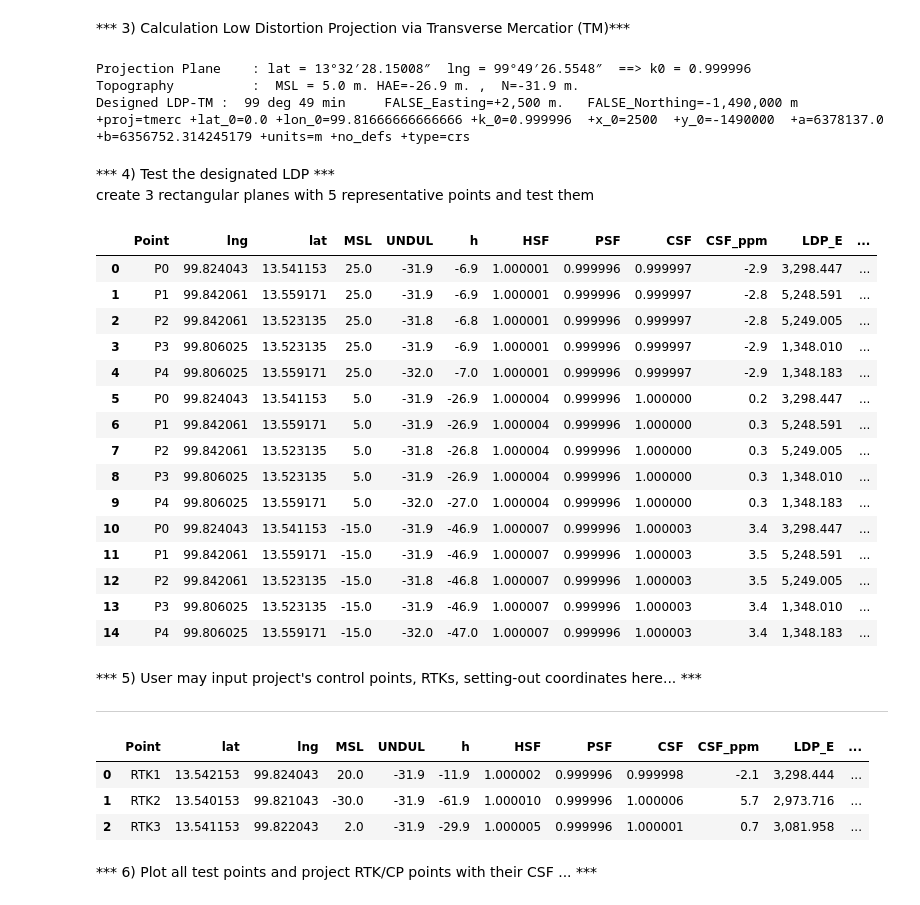
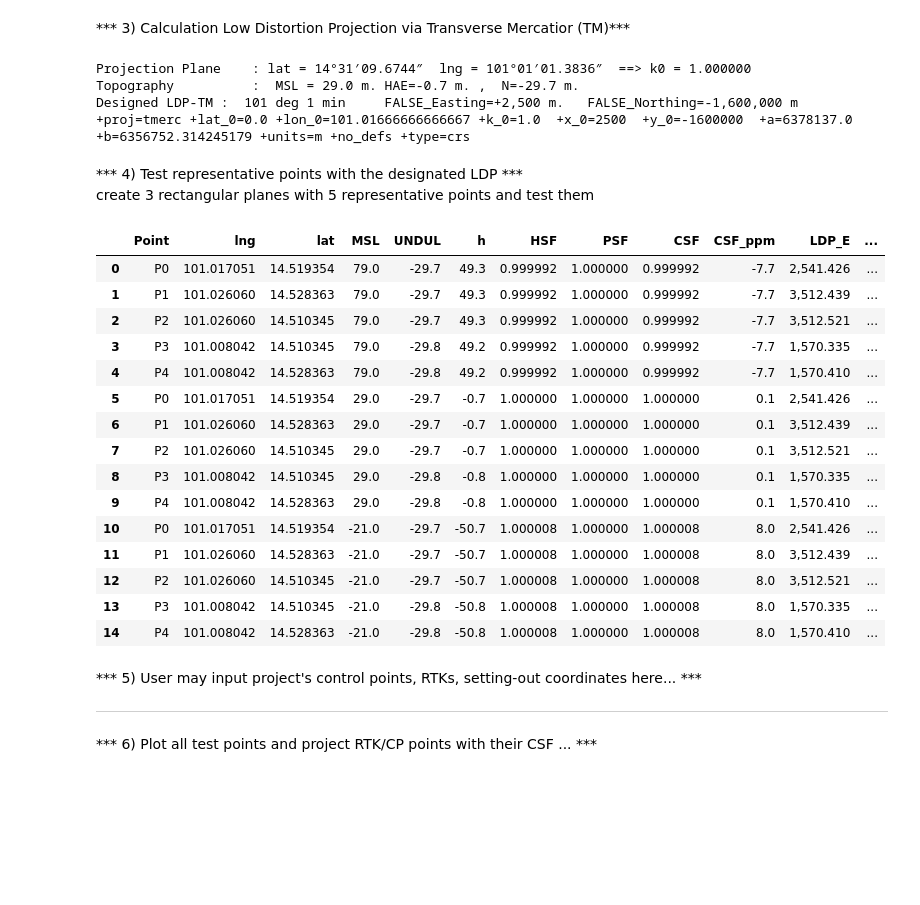
Before and after one commit to phisan-chula/2021-LDP_Design, a Jupyter notebook: LDP_Mini.ipynb, the cells around one changed output. Saved outputs shown, nothing was run; the diff lists cells and outputs as text; code cells hidden in the pictures; blank space fills up the shorter version.

```diff
--- a/LDP_Mini.ipynb
+++ b/LDP_Mini.ipynb
@@ -76,6 +54,28 @@ def CalcLDP( row ):
     TR = pyproj.Transformer.from_crs( 'epsg:4326', LDP )
     LDP_E,LDP_N = TR.transform( row.lat, row.lng )
     return [UNDUL, h, HSF, PSF, CSF, CSF_ppm, LDP_E, LDP_N]
+# %%
+import requests
+import pygeodesy as pgd
+import numpy as np
+from shapely.geometry import Point
+import pandas as pd
+import pyproj
+###########################################
+#POS, HOR_BUF,  VER_BUF =[13.5411528, 99.8240430], 2_000, 20.0 # Rachburi,
+#CM_DEG, CM_MIN, FALSE_E, FALSE_N = 99, 49, +2_500, -1_490_000
+POS, HOR_BUF,  VER_BUF =[14.519354, 101.017051], 1_000, 50  # CU-SBR
+CM_DEG, CM_MIN, FALSE_E, FALSE_N = 101, 1, +2_500, -1_600_000
+###########################################################
+COL_LDP = ['UNDUL', 'h','HSF','PSF','CSF', 'CSF_ppm', 'LDP_E', 'LDP_N']
+FLT_MAP =  { 'MSL': '{0:.1f}', 'UNDUL': '{0:.1f}', 'h': '{0:.1f}', 'CSF_ppm': '{0:.1f}',
+                     'LDP_E': '{0:,.3f}',  'LDP_N': '{0:,.3f}' }
+TM = r'+proj=tmerc +lat_0=0.0 +lon_0={} +k_0={}  +x_0={}  +y_0={}  +a={} +b={} +units=m +no_defs'
+###########################################################
+res = requests.get( r'https://api.opentopodata.org/v1/srtm30m?locations={},{}'.format( *POS ) )
+MSL = res.json()['results'][0]['elevation']
+ELLPS  = pgd.datums.Ellipsoids.WGS84
+GEOID = pgd.geoids.GeoidKarney( TGM17 )
 # %% [markdown]
 *** 3) Calculation Low Distortion Projection via Transverse Mercatior (TM)***<br>
 # %%
@@ -93,38 +93,39 @@ print( f'''Designed LDP-TM :  {CM_DEG:.0f} deg {CM_MIN:.0f} min '''\
 LDP = pyproj.CRS( TM.format( CM_DEG+CM_MIN/60., k0, FALSE_E, FALSE_N, ELLPS.a, ELLPS.b ) )
 print(  f'{LDP}' )
 # %% [output]
-Projection Plane    : lat = 13°32′28.15008″  lng = 99°49′26.5548″  ==> k0 = 0.999996
-Topography          :  MSL = 5.0 m. HAE=-26.9 m. ,  N=-31.9 m.
-Designed LDP-TM :  99 deg 49 min     FALSE_Easting=+2,500 m.   FALSE_Northing=-1,490,000 m
-+proj=tmerc +lat_0=0.0 +lon_0=99.81666666666666 +k_0=0.999996  +x_0=2500  +y_0=-1490000  +a=6378137.0 +b=6356752.314245179 +units=m +no_defs +type=crs
+Projection Plane    : lat = 14°31′09.6744″  lng = 101°01′01.3836″  ==> k0 = 1.000000
+Topography          :  MSL = 29.0 m. HAE=-0.7 m. ,  N=-29.7 m.
+Designed LDP-TM :  101 deg 1 min     FALSE_Easting=+2,500 m.   FALSE_Northing=-1,600,000 m
++proj=tmerc +lat_0=0.0 +lon_0=101.01666666666667 +k_0=1.0  +x_0=2500  +y_0=-1600000  +a=6378137.0 +b=6356752.314245179 +units=m +no_defs +type=crs
 # %% [markdown]
-*** 4) Test the designated LDP ***<br>
+*** 4) Test representative points with the designated LDP ***<br>
 create 3 rectangular planes with 5 representative points and test them
 # %%
+from IPython.display import display
 EWNS =Point( POS[1],POS[0] ).buffer( HOR_BUF/111_000 , cap_style = 3  ).exterior.coords.xy
 PP_EWNS = np.vstack( (np.array( [POS[1],POS[0]] ) , np.array(EWNS).T) )[:-1]
 dfPP = pd.DataFrame( {'Point':['P0','P1','P2','P3','P4'], 'lng':PP_EWNS[:,0], 'lat':PP_EWNS[:,1]  } )
 dfPP = pd.concat( 3*[dfPP] ,  ignore_index=True) # create 3 planes ...
 dfPP['MSL'] = 5*[MSL+VER_BUF]+  5*[MSL] +  5*[MSL-VER_BUF]
 dfPP[COL_LDP] = dfPP.apply( CalcLDP, axis=1, result_type='expand')
-dfPP.style.format(FLT_MAP)
+display( dfPP.style.format(FLT_MAP) )
 # %% [output]
 |  | Point | lng | lat | MSL | UNDUL | h | HSF | PSF | CSF | CSF_ppm | LDP_E | ... |
-| 0 | P0 | 99.824043 | 13.541153 | 25.0 | -31.9 | -6.9 | 1.000001 | 0.999996 | 0.999997 | -2.9 | 3,298.447 | ... |
-| 1 | P1 | 99.842061 | 13.559171 | 25.0 | -31.9 | -6.9 | 1.000001 | 0.999996 | 0.999997 | -2.8 | 5,248.591 | ... |
-| 2 | P2 | 99.842061 | 13.523135 | 25.0 | -31.8 | -6.8 | 1.000001 | 0.999996 | 0.999997 | -2.8 | 5,249.005 | ... |
-| 3 | P3 | 99.806025 | 13.523135 | 25.0 | -31.9 | -6.9 | 1.000001 | 0.999996 | 0.999997 | -2.9 | 1,348.010 | ... |
-| 4 | P4 | 99.806025 | 13.559171 | 25.0 | -32.0 | -7.0 | 1.000001 | 0.999996 | 0.999997 | -2.9 | 1,348.183 | ... |
-| 5 | P0 | 99.824043 | 13.541153 | 5.0 | -31.9 | -26.9 | 1.000004 | 0.999996 | 1.000000 | 0.2 | 3,298.447 | ... |
-| 6 | P1 | 99.842061 | 13.559171 | 5.0 | -31.9 | -26.9 | 1.000004 | 0.999996 | 1.000000 | 0.3 | 5,248.591 | ... |
-| 7 | P2 | 99.842061 | 13.523135 | 5.0 | -31.8 | -26.8 | 1.000004 | 0.999996 | 1.000000 | 0.3 | 5,249.005 | ... |
-| 8 | P3 | 99.806025 | 13.523135 | 5.0 | -31.9 | -26.9 | 1.000004 | 0.999996 | 1.000000 | 0.3 | 1,348.010 | ... |
-| 9 | P4 | 99.806025 | 13.559171 | 5.0 | -32.0 | -27.0 | 1.000004 | 0.999996 | 1.000000 | 0.3 | 1,348.183 | ... |
-| 10 | P0 | 99.824043 | 13.541153 | -15.0 | -31.9 | -46.9 | 1.000007 | 0.999996 | 1.000003 | 3.4 | 3,298.447 | ... |
-| 11 | P1 | 99.842061 | 13.559171 | -15.0 | -31.9 | -46.9 | 1.000007 | 0.999996 | 1.000003 | 3.5 | 5,248.591 | ... |
-| 12 | P2 | 99.842061 | 13.523135 | -15.0 | -31.8 | -46.8 | 1.000007 | 0.999996 | 1.000003 | 3.5 | 5,249.005 | ... |
-| 13 | P3 | 99.806025 | 13.523135 | -15.0 | -31.9 | -46.9 | 1.000007 | 0.999996 | 1.000003 | 3.4 | 1,348.010 | ... |
-| 14 | P4 | 99.806025 | 13.559171 | -15.0 | -32.0 | -47.0 | 1.000007 | 0.999996 | 1.000003 | 3.4 | 1,348.183 | ... |
+| 0 | P0 | 101.017051 | 14.519354 | 79.0 | -29.7 | 49.3 | 0.999992 | 1.000000 | 0.999992 | -7.7 | 2,541.426 | ... |
+| 1 | P1 | 101.026060 | 14.528363 | 79.0 | -29.7 | 49.3 | 0.999992 | 1.000000 | 0.999992 | -7.7 | 3,512.439 | ... |
+| 2 | P2 | 101.026060 | 14.510345 | 79.0 | -29.7 | 49.3 | 0.999992 | 1.000000 | 0.999992 | -7.7 | 3,512.521 | ... |
+| 3 | P3 | 101.008042 | 14.510345 | 79.0 | -29.8 | 49.2 | 0.999992 | 1.000000 | 0.999992 | -7.7 | 1,570.335 | ... |
+| 4 | P4 | 101.008042 | 14.528363 | 79.0 | -29.8 | 49.2 | 0.999992 | 1.000000 | 0.999992 | -7.7 | 1,570.410 | ... |
+| 5 | P0 | 101.017051 | 14.519354 | 29.0 | -29.7 | -0.7 | 1.000000 | 1.000000 | 1.000000 | 0.1 | 2,541.426 | ... |
+| 6 | P1 | 101.026060 | 14.528363 | 29.0 | -29.7 | -0.7 | 1.000000 | 1.000000 | 1.000000 | 0.1 | 3,512.439 | ... |
+| 7 | P2 | 101.026060 | 14.510345 | 29.0 | -29.7 | -0.7 | 1.000000 | 1.000000 | 1.000000 | 0.1 | 3,512.521 | ... |
+| 8 | P3 | 101.008042 | 14.510345 | 29.0 | -29.8 | -0.8 | 1.000000 | 1.000000 | 1.000000 | 0.1 | 1,570.335 | ... |
+| 9 | P4 | 101.008042 | 14.528363 | 29.0 | -29.8 | -0.8 | 1.000000 | 1.000000 | 1.000000 | 0.1 | 1,570.410 | ... |
+| 10 | P0 | 101.017051 | 14.519354 | -21.0 | -29.7 | -50.7 | 1.000008 | 1.000000 | 1.000008 | 8.0 | 2,541.426 | ... |
+| 11 | P1 | 101.026060 | 14.528363 | -21.0 | -29.7 | -50.7 | 1.000008 | 1.000000 | 1.000008 | 8.0 | 3,512.439 | ... |
+| 12 | P2 | 101.026060 | 14.510345 | -21.0 | -29.7 | -50.7 | 1.000008 | 1.000000 | 1.000008 | 8.0 | 3,512.521 | ... |
+| 13 | P3 | 101.008042 | 14.510345 | -21.0 | -29.8 | -50.8 | 1.000008 | 1.000000 | 1.000008 | 8.0 | 1,570.335 | ... |
+| 14 | P4 | 101.008042 | 14.528363 | -21.0 | -29.8 | -50.8 | 1.000008 | 1.000000 | 1.000008 | 8.0 | 1,570.410 | ... |
 # %% [markdown]
 *** 5) User may input project's control points, RTKs, setting-out coordinates here... ***<br>
 ****
@@ -135,16 +136,11 @@ RTK1,13.542153,99.824043,20.0
 RTK2,13.540153,99.821043,-30.0
 RTK3,13.541153,99.822043,2.0
 '''
-CALC_RTK = True
+CALC_RTK = False
 if CALC_RTK:
     dfRTK = pd.read_csv( StringIO(CSV) )
     dfRTK[COL_LDP] = dfRTK.apply( CalcLDP, axis=1, result_type='expand')
-dfRTK.style.format(FLT_MAP)
+    display( dfRTK.style.format(FLT_MAP) )
-# %% [output]
-|  | Point | lat | lng | MSL | UNDUL | h | HSF | PSF | CSF | CSF_ppm | LDP_E | ... |
-| 0 | RTK1 | 13.542153 | 99.824043 | 20.0 | -31.9 | -11.9 | 1.000002 | 0.999996 | 0.999998 | -2.1 | 3,298.444 | ... |
-| 1 | RTK2 | 13.540153 | 99.821043 | -30.0 | -31.9 | -61.9 | 1.000010 | 0.999996 | 1.000006 | 5.7 | 2,973.716 | ... |
-| 2 | RTK3 | 13.541153 | 99.822043 | 2.0 | -31.9 | -29.9 | 1.000005 | 0.999996 | 1.000001 | 0.7 | 3,081.958 | ... |
 # %% [markdown]
 *** 6) Plot all test points and project RTK/CP points with their CSF ... ***<br>
 # %%
```
Also changed, not shown: parts of 3 cells of this notebook.
